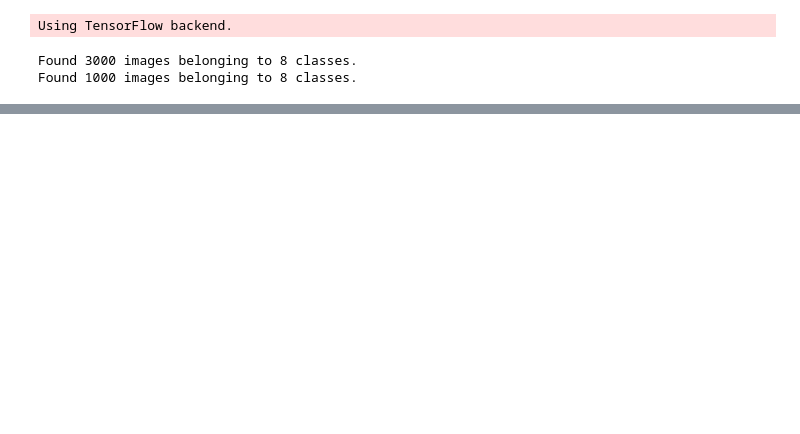
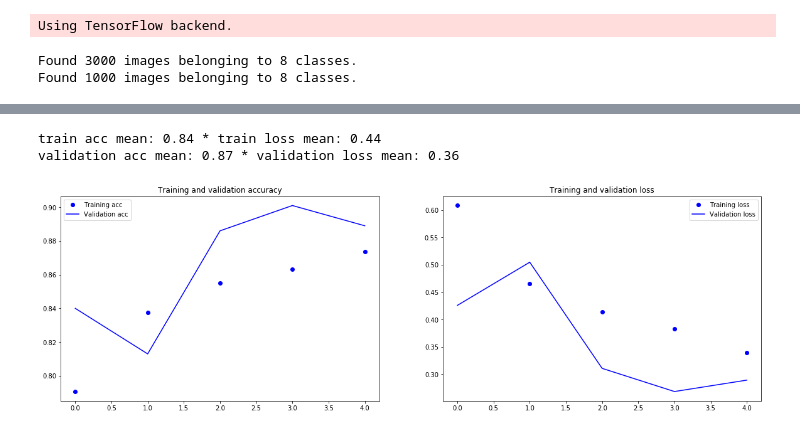
Before and after one commit to birajaghoshal/TFM, a Jupyter notebook: convnet/VGG19_02_fine_tuning.ipynb, the cells around one changed output, grey strips where cells are left out. Drawn from its saved outputs; the diff is of its cells as text; code cells hidden in the pictures; blank space fills up the shorter version.

```diff
--- a/convnet/VGG19_02_fine_tuning.ipynb
+++ b/convnet/VGG19_02_fine_tuning.ipynb
@@ -316,20 +358,17 @@ validation_generator = test_datagen.flow_from_directory(
 # %%
 import time
 # fine-tune the model
-
-# añadir medidas de acc loss como el bottleneck
 
 ti_ftuning = time.time()
 
 
 historical_data = model_total.fit_generator(
     train_generator,
-    samples_per_epoch=nb_train_samples,
-    epochs=epochs,
+    samples_per_epoch=n_train_samples,
+    epochs=n_epochs,
     verbose = 1,
-    validation_data=validation_generator,
-    validation_steps=nb_validation_samples)
+    validation_data=val_generator,
+    validation_steps=n_validation_samples)
 
 tf_ftuning = time.time()
 tt_ftuning = tf_ftuning - ti_ftuning
-print(time.strftime("%H:%M:%S", time.gmtime(tt_ftuning)))
@@ -338,24 +401,37 @@ historical_data
+# %%
+train_acc = historical_data.history['acc']
+train_loss = historical_data.history['loss']
+
+val_acc = historical_data.history['val_acc'] # validation
+val_loss = historical_data.history['val_loss'] # validation
+
+print("train acc mean: {0:.2f} * train loss mean: {1:.2f}".format(np.average(train_acc),np.average(train_loss)))
+print("validation acc mean: {0:.2f} * validation loss mean: {1:.2f}".format(np.average(val_acc),np.average(val_loss)))
+# %% [output]
+train acc mean: 0.84 * train loss mean: 0.44
+validation acc mean: 0.87 * validation loss mean: 0.36
 # %%
-import matplotlib.pyplot as plt
-PATH_TO_DF = "../data/output_convnet"
+# historical_data.history acc and loss data over the epochs (train and validation)
 
-acc = historical_data.history['acc']
-val_acc = historical_data.history['val_acc']
-loss = historical_data.history['loss']
-val_loss = historical_data.history['val_loss']
+range_epochs = range(n_epochs)
 
-epochs = range(len(acc))
+fig = plt.figure(figsize=(20, 6))
 
-plt.plot(epochs, acc, 'bo', label='Training acc')
-plt.plot(epochs, val_acc, 'b', label='Validation acc')
+fig.add_subplot(1,2,1)
+plt.plot(range_epochs, train_acc, 'bo', label='Training acc')
+plt.plot(range_epochs, val_acc, 'b', label='Validation acc')
 plt.title('Training and validation accuracy')
 plt.legend()
 
-plt.figure()
-
-plt.plot(epochs, loss, 'bo', label='Training loss')
-plt.plot(epochs, val_loss, 'b', label='Validation loss')
+# plt.figure()
+fig.add_subplot(1,2,2)
+plt.plot(range_epochs, train_loss, 'bo', label='Training loss')
+plt.plot(range_epochs, val_loss, 'b', label='Validation loss')
 plt.title('Training and validation loss')
 plt.legend()
 
+plt.savefig(os.path.join(PATH_TO_DF, "VGG19_ft_testing_acc_loss.png"), bbox_inches='tight')
+# plt.savefig(os.path.join(PATH_TO_DF, "VGG19_ft_acc_loss.png"), bbox_inches='tight')
 plt.show()
+# %% [output]
+[figure, added]
```
Also changed, not shown: parts of 55 cells of this notebook, 1 other file.
